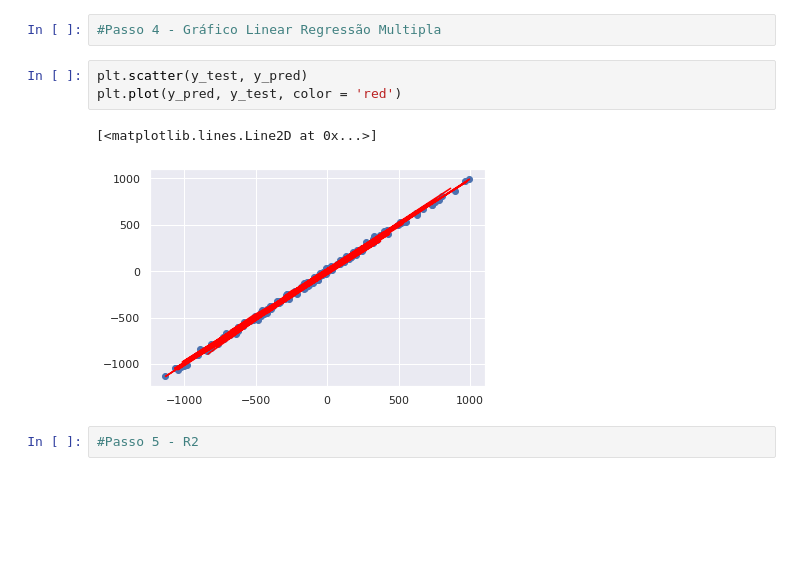
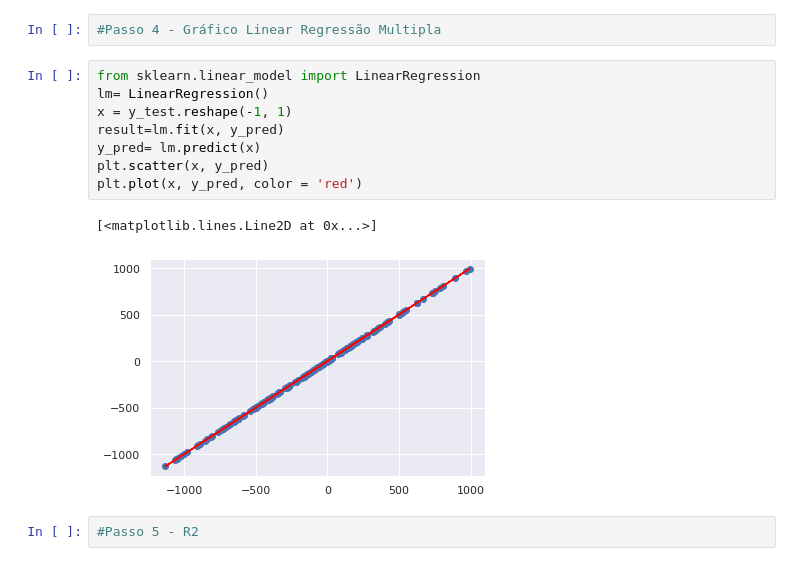
Before and after one commit to antuniooh/numerical-calculation-database-analysis, a Jupyter notebook: main.ipynb, the cells around one changed output. Saved outputs shown, nothing was run; the diff lists cells and outputs as text; blank space fills up the shorter version.

Commit message:
Fixed graph

```diff
--- a/main.ipynb
+++ b/main.ipynb
@@ -98,12 +98,17 @@ DF
 200 rows × 2 columns
 # %%
 #Passo 4 - Gráfico Linear Regressão Multipla
-# %%
-plt.scatter(y_test, y_pred)
-plt.plot(y_pred, y_test, color = 'red')
-# %% [output]
-[<matplotlib.lines.Line2D at 0x...>]
-[figure, removed]
+# %%
+from sklearn.linear_model import LinearRegression
+lm= LinearRegression()
+x = y_test.reshape(-1, 1)
+result=lm.fit(x, y_pred)
+y_pred= lm.predict(x)
+plt.scatter(x, y_pred)
+plt.plot(x, y_pred, color = 'red')
+# %% [output]
+[<matplotlib.lines.Line2D at 0x...>]
+[figure, added]
 # %%
 #Passo 5 - R2
 # %%
```
Also changed, not shown: 1 other file.
